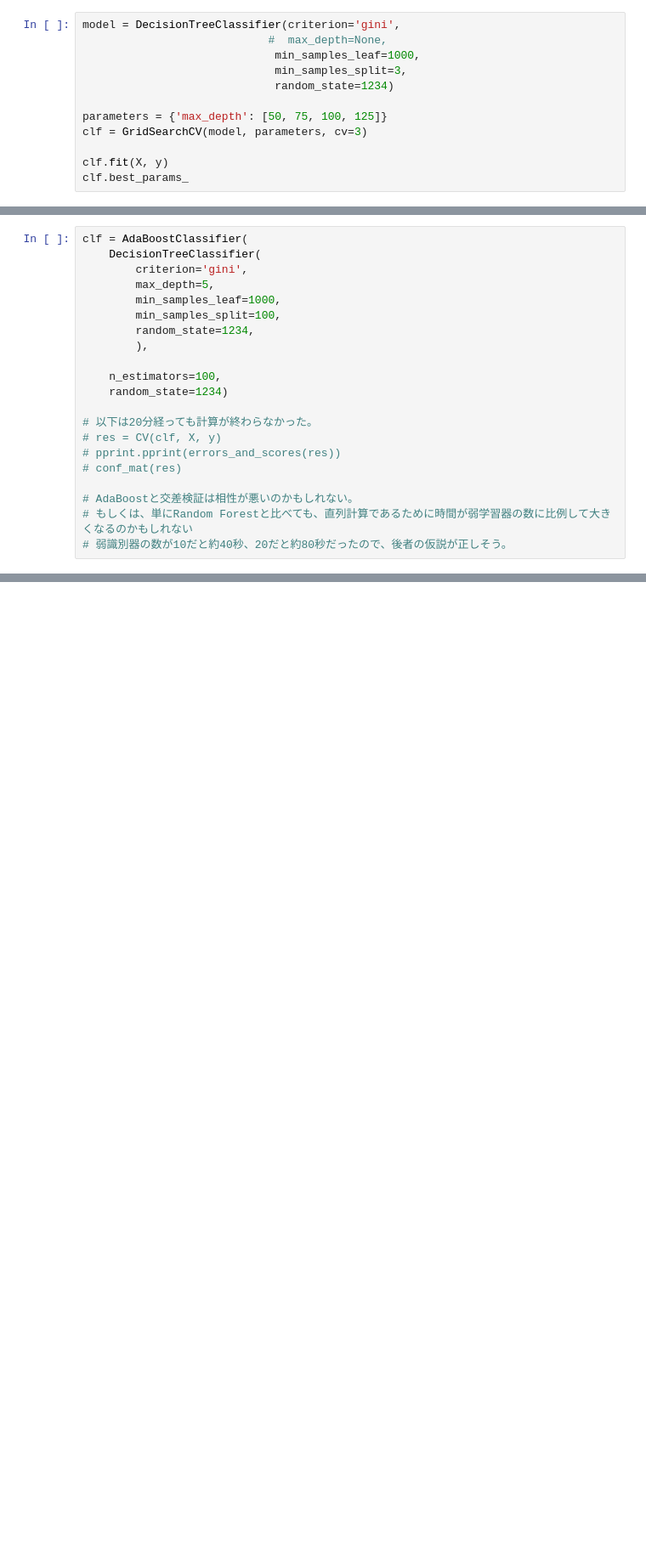
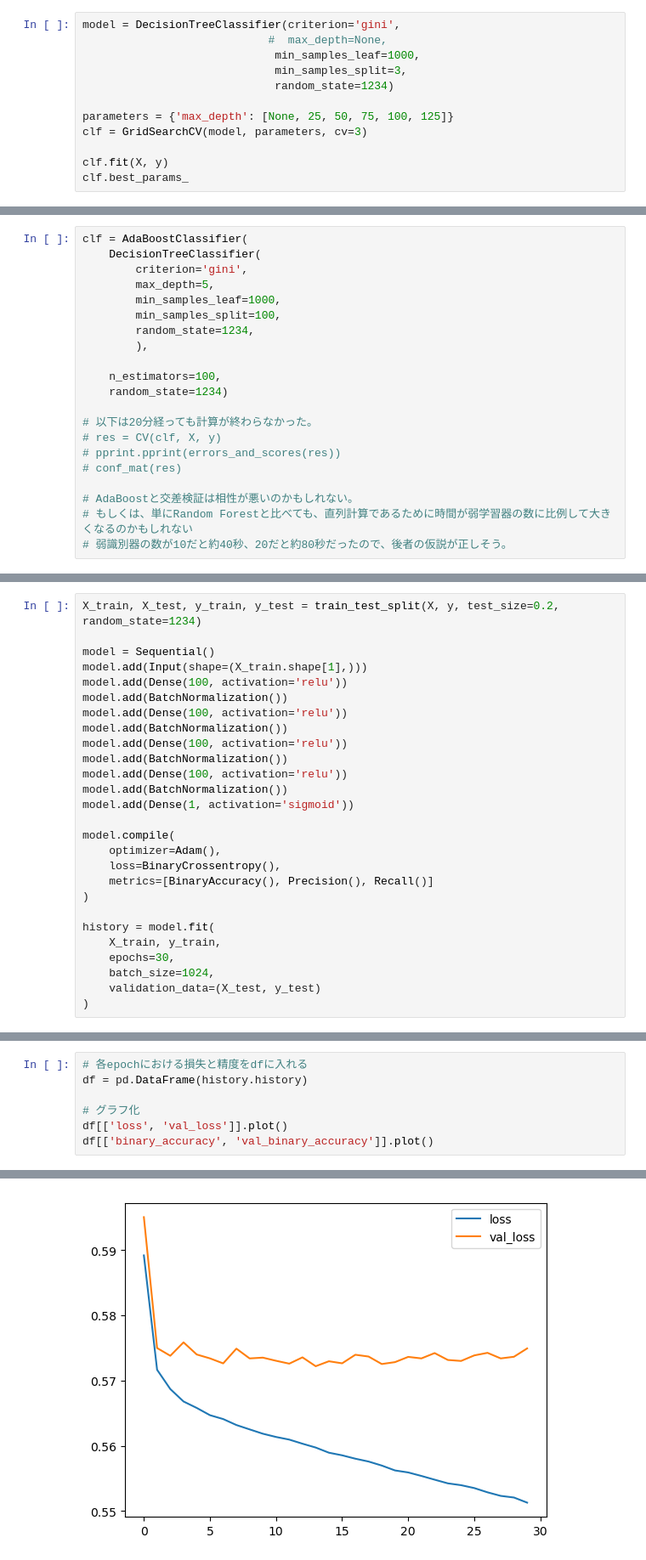
Before and after one commit to masam101376/kickstarter-projects, a Jupyter notebook: practice_marged.ipynb, the cells around one changed output, grey strips where cells are left out. Shown at 85% size. Saved outputs shown, nothing was run; the diff lists cells and outputs as text; blank space fills up the shorter version.

```diff
--- a/practice_marged.ipynb
+++ b/practice_marged.ipynb
@@ -739,7 +773,7 @@ model = DecisionTreeClassifier(criterion='gini',
                              min_samples_split=3,
                              random_state=1234)
 
-parameters = {'max_depth': [50, 75, 100, 125]}
+parameters = {'max_depth': [None, 25, 50, 75, 100, 125]}
 clf = GridSearchCV(model, parameters, cv=3)
 
 clf.fit(X, y)
@@ -1142,0 +879,27 @@ Epoch 15/15
+# %%
+X_train, X_test, y_train, y_test = train_test_split(X, y, test_size=0.2, random_state=1234)
+
+model = Sequential()
+model.add(Input(shape=(X_train.shape[1],)))
+model.add(Dense(100, activation='relu'))
+model.add(BatchNormalization())
+model.add(Dense(100, activation='relu'))
+model.add(BatchNormalization())
+model.add(Dense(100, activation='relu'))
+model.add(BatchNormalization())
+model.add(Dense(100, activation='relu'))
+model.add(BatchNormalization())
+model.add(Dense(1, activation='sigmoid'))
+
+model.compile(
+    optimizer=Adam(),
+    loss=BinaryCrossentropy(),
+    metrics=[BinaryAccuracy(), Precision(), Recall()]
+)
+
+history = model.fit(
+    X_train, y_train,
+    epochs=30,
+    batch_size=1024,
+    validation_data=(X_test, y_test)
+)
@@ -1142,0 +924,8 @@ Epoch 15/15
+# %%
+# 各epochにおける損失と精度をdfに入れる
+df = pd.DataFrame(history.history)
+
+# グラフ化
+df[['loss', 'val_loss']].plot()
+df[['binary_accuracy', 'val_binary_accuracy']].plot()
+# %% [output]
@@ -1142,0 +933 @@ Epoch 15/15
+[figure, added]
```
Also changed, not shown: parts of 64 cells of this notebook.
